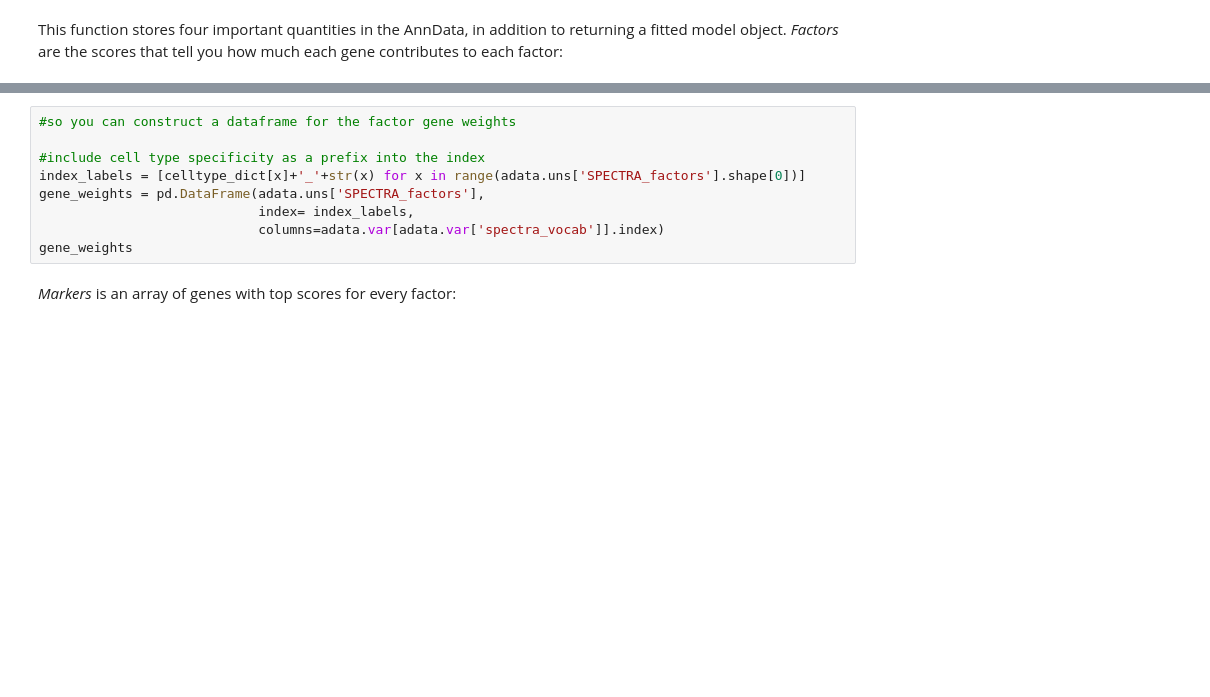
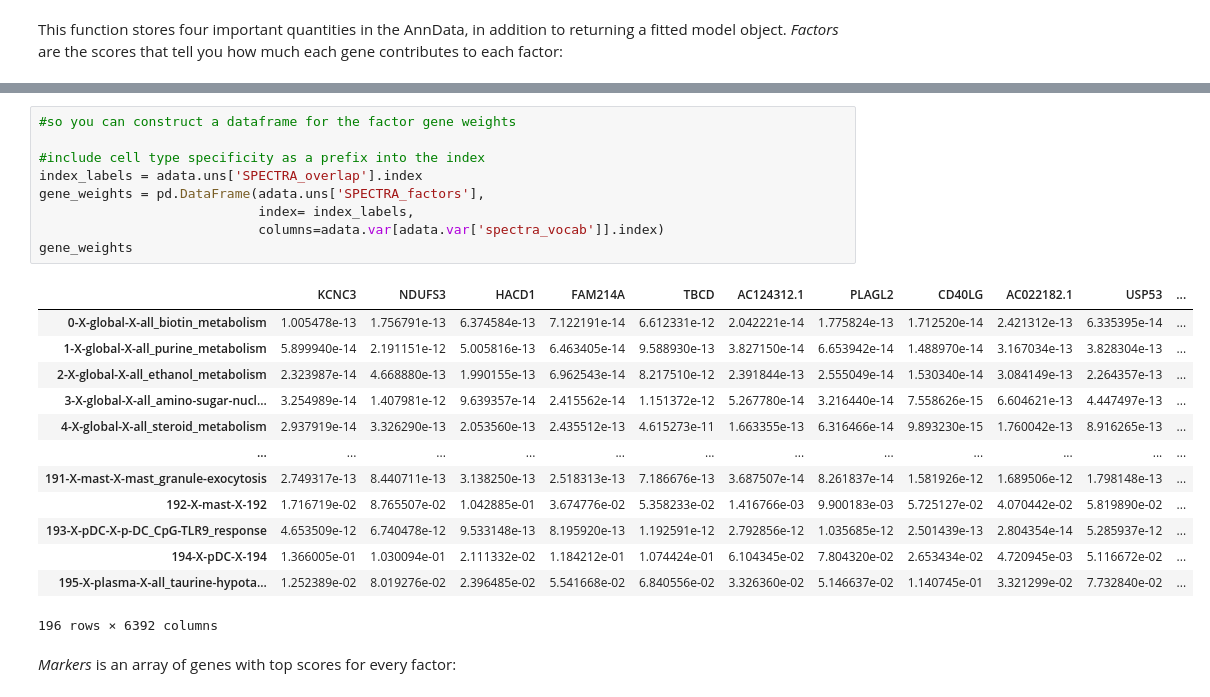
Before and after one commit to dpeerlab/spectra, a Jupyter notebook: notebooks/Spectra_Colaboratory_tutorial.ipynb, the cells around one changed output, grey strips where cells are left out. Cells and saved outputs as stored; diff of their text form; blank space fills up the shorter version.

```diff
--- a/notebooks/Spectra_Colaboratory_tutorial.ipynb
+++ b/notebooks/Spectra_Colaboratory_tutorial.ipynb
@@ -313,12 +327,26 @@ adata.uns['SPECTRA_factors']
 # %%
 #so you can construct a dataframe for the factor gene weights
 
 #include cell type specificity as a prefix into the index
-index_labels = [celltype_dict[x]+'_'+str(x) for x in range(adata.uns['SPECTRA_factors'].shape[0])]
+index_labels = adata.uns['SPECTRA_overlap'].index
 gene_weights = pd.DataFrame(adata.uns['SPECTRA_factors'],
                             index= index_labels,
                             columns=adata.var[adata.var['spectra_vocab']].index)
 gene_weights
+# %% [output]
+|  | KCNC3 | NDUFS3 | HACD1 | FAM214A | TBCD | AC124312.1 | PLAGL2 | CD40LG | AC022182.1 | USP53 | ... |
+| 0-X-global-X-all_biotin_metabolism | 1.005478e-13 | 1.756791e-13 | 6.374584e-13 | 7.122191e-14 | 6.612331e-12 | 2.042221e-14 | 1.775824e-13 | 1.712520e-14 | 2.421312e-13 | 6.335395e-14 | ... |
+| 1-X-global-X-all_purine_metabolism | 5.899940e-14 | 2.191151e-12 | 5.005816e-13 | 6.463405e-14 | 9.588930e-13 | 3.827150e-14 | 6.653942e-14 | 1.488970e-14 | 3.167034e-13 | 3.828304e-13 | ... |
+| 2-X-global-X-all_ethanol_metabolism | 2.323987e-14 | 4.668880e-13 | 1.990155e-13 | 6.962543e-14 | 8.217510e-12 | 2.391844e-13 | 2.555049e-14 | 1.530340e-14 | 3.084149e-13 | 2.264357e-13 | ... |
+| 3-X-global-X-all_amino-sugar-nucl... | 3.254989e-14 | 1.407981e-12 | 9.639357e-14 | 2.415562e-14 | 1.151372e-12 | 5.267780e-14 | 3.216440e-14 | 7.558626e-15 | 6.604621e-13 | 4.447497e-13 | ... |
+| 4-X-global-X-all_steroid_metabolism | 2.937919e-14 | 3.326290e-13 | 2.053560e-13 | 2.435512e-13 | 4.615273e-11 | 1.663355e-13 | 6.316466e-14 | 9.893230e-15 | 1.760042e-13 | 8.916265e-13 | ... |
+| ... | ... | ... | ... | ... | ... | ... | ... | ... | ... | ... | ... |
+| 191-X-mast-X-mast_granule-exocytosis | 2.749317e-13 | 8.440711e-13 | 3.138250e-13 | 2.518313e-13 | 7.186676e-13 | 3.687507e-14 | 8.261837e-14 | 1.581926e-12 | 1.689506e-12 | 1.798148e-13 | ... |
+| 192-X-mast-X-192 | 1.716719e-02 | 8.765507e-02 | 1.042885e-01 | 3.674776e-02 | 5.358233e-02 | 1.416766e-03 | 9.900183e-03 | 5.725127e-02 | 4.070442e-02 | 5.819890e-02 | ... |
+| 193-X-pDC-X-p-DC_CpG-TLR9_response | 4.653509e-12 | 6.740478e-12 | 9.533148e-13 | 8.195920e-13 | 1.192591e-12 | 2.792856e-12 | 1.035685e-12 | 2.501439e-13 | 2.804354e-14 | 5.285937e-12 | ... |
+| 194-X-pDC-X-194 | 1.366005e-01 | 1.030094e-01 | 2.111332e-02 | 1.184212e-01 | 1.074424e-01 | 6.104345e-02 | 7.804320e-02 | 2.653434e-02 | 4.720945e-03 | 5.116672e-02 | ... |
+| 195-X-plasma-X-all_taurine-hypota... | 1.252389e-02 | 8.019276e-02 | 2.396485e-02 | 5.541668e-02 | 6.840556e-02 | 3.326360e-02 | 5.146637e-02 | 1.140745e-01 | 3.321299e-02 | 7.732840e-02 | ... |
+196 rows × 6392 columns
 # %% [markdown]
 *Markers* is an array of genes with top scores for every factor:
 # %%
```
Also changed, not shown: parts of 14 cells of this notebook.
